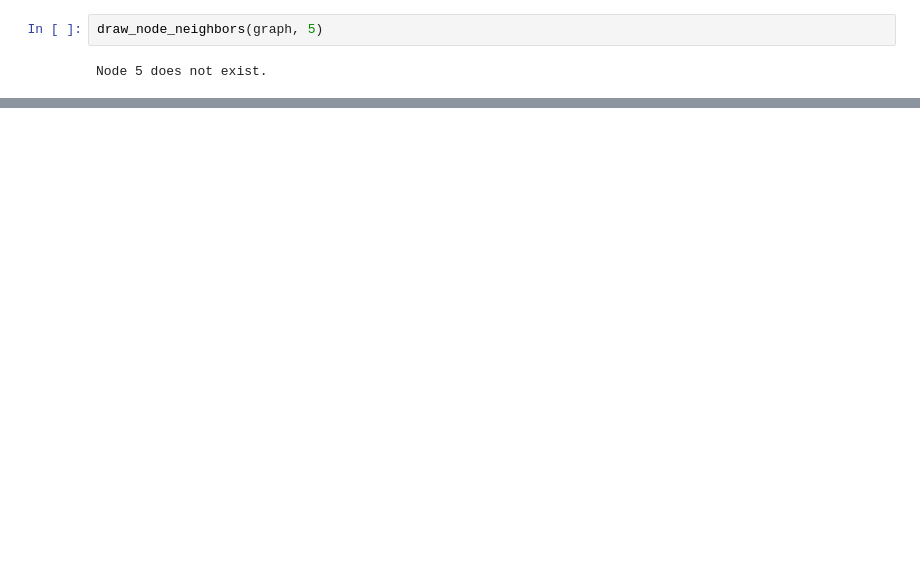
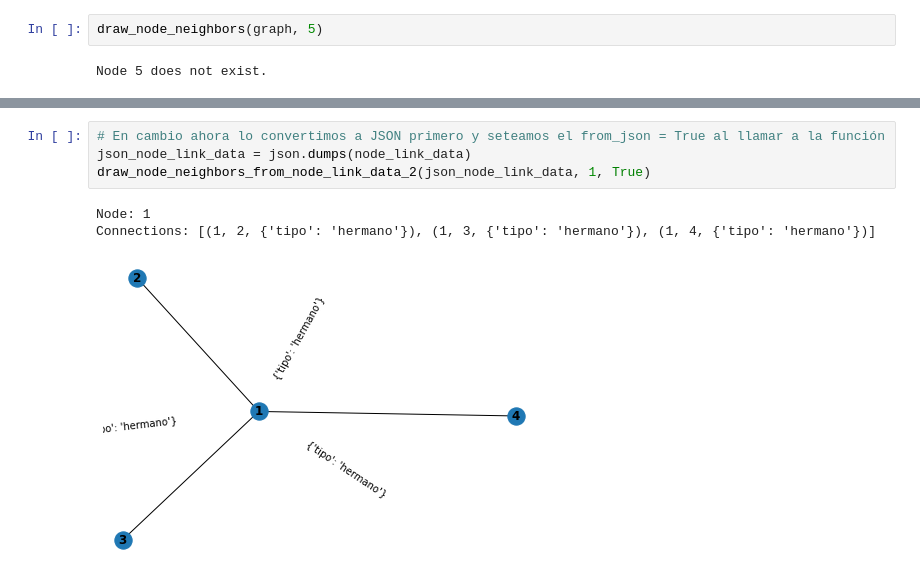
Before and after one commit to dbourdin/graphs, a Jupyter notebook: notebook.ipynb, the cells around one changed output, grey strips where cells are left out. Drawn from its saved outputs; the diff is of its cells as text; blank space fills up the shorter version.

```diff
--- a/notebook.ipynb
+++ b/notebook.ipynb
@@ -92,0 +268,8 @@ Node 5 does not exist.
+# %%
+# En cambio ahora lo convertimos a JSON primero y seteamos el from_json = True al llamar a la función
+json_node_link_data = json.dumps(node_link_data)
+draw_node_neighbors_from_node_link_data_2(json_node_link_data, 1, True)
+# %% [output]
+Node: 1
+Connections: [(1, 2, {'tipo': 'hermano'}), (1, 3, {'tipo': 'hermano'}), (1, 4, {'tipo': 'hermano'})]
+[figure, added]
```
Also changed, not shown: parts of 16 cells of this notebook.
